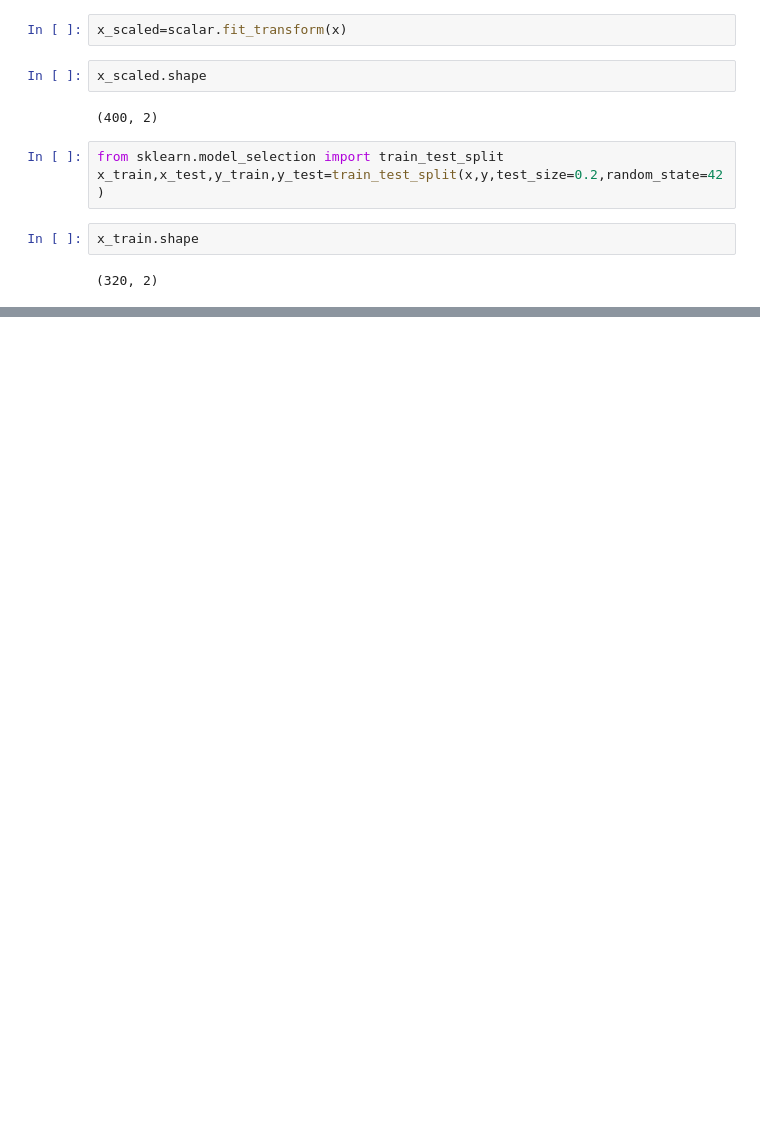
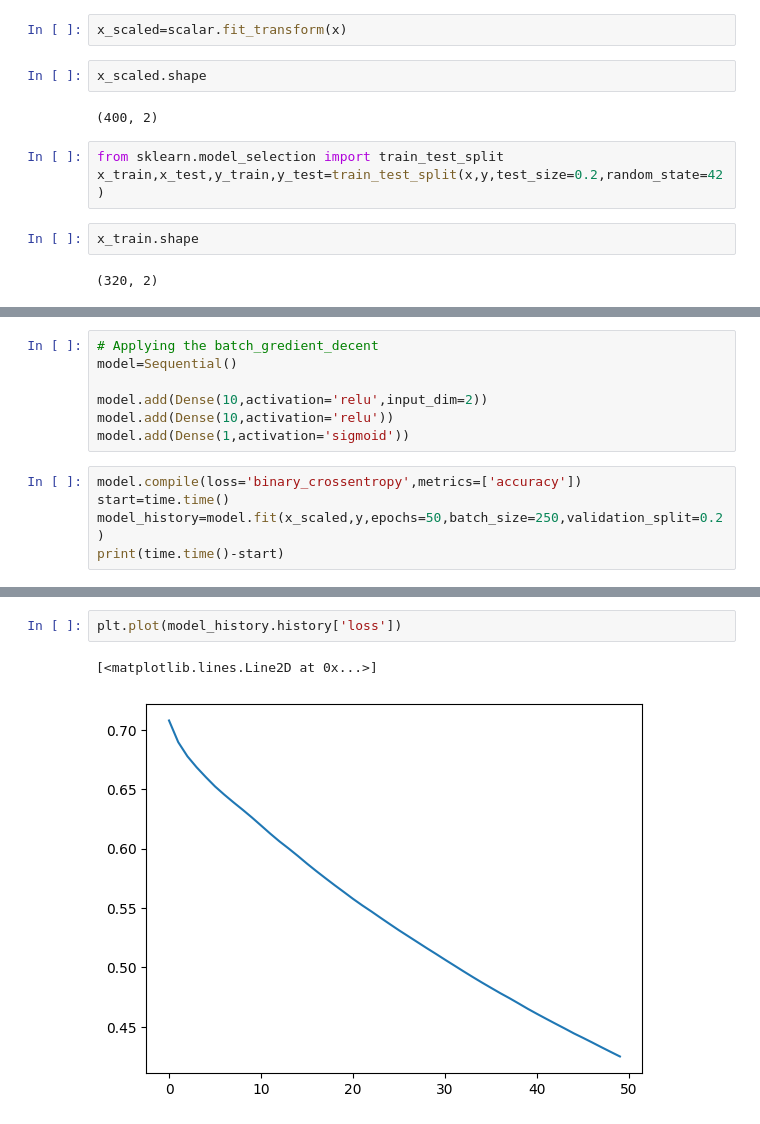
Before and after one commit to rkmaurya93049/ML_Work, a Jupyter notebook: batch-vs-stochasic-gd.ipynb, the cells around one changed output, grey strips where cells are left out. Saved outputs shown, nothing was run; the diff lists cells and outputs as text; blank space fills up the shorter version.

```diff
--- a/batch-vs-stochasic-gd.ipynb
+++ b/batch-vs-stochasic-gd.ipynb
@@ -92,0 +150,12 @@ E0000 00:00:1755020898.186576      13 cuda_blas.cc:1418] Unable to register cuBL
+# %%
+# Applying the batch_gredient_decent
+model=Sequential()
+
+model.add(Dense(10,activation='relu',input_dim=2))
+model.add(Dense(10,activation='relu'))
+model.add(Dense(1,activation='sigmoid'))
+# %%
+model.compile(loss='binary_crossentropy',metrics=['accuracy'])
+start=time.time()
+model_history=model.fit(x_scaled,y,epochs=50,batch_size=250,validation_split=0.2)
+print(time.time()-start)
@@ -92,0 +180,5 @@ E0000 00:00:1755020898.186576      13 cuda_blas.cc:1418] Unable to register cuBL
+# %%
+plt.plot(model_history.history['loss'])
+# %% [output]
+[<matplotlib.lines.Line2D at 0x...>]
+[figure, added]
```
Also changed, not shown: parts of 8 cells of this notebook.
